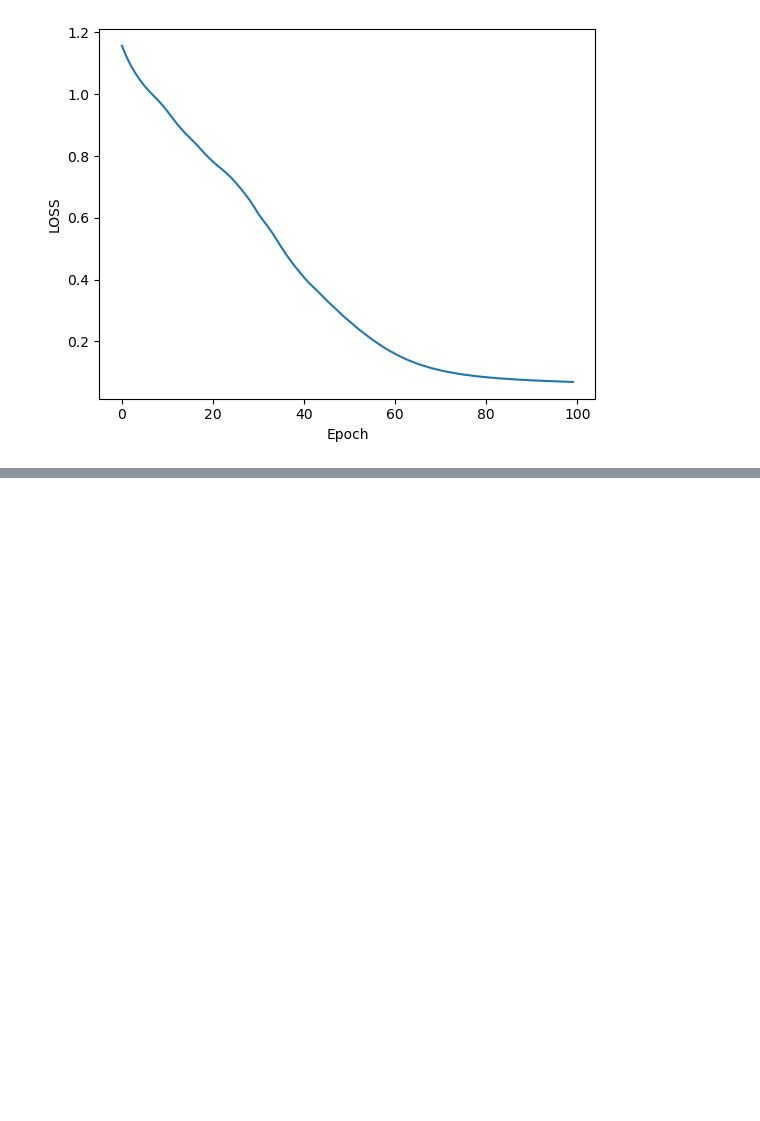
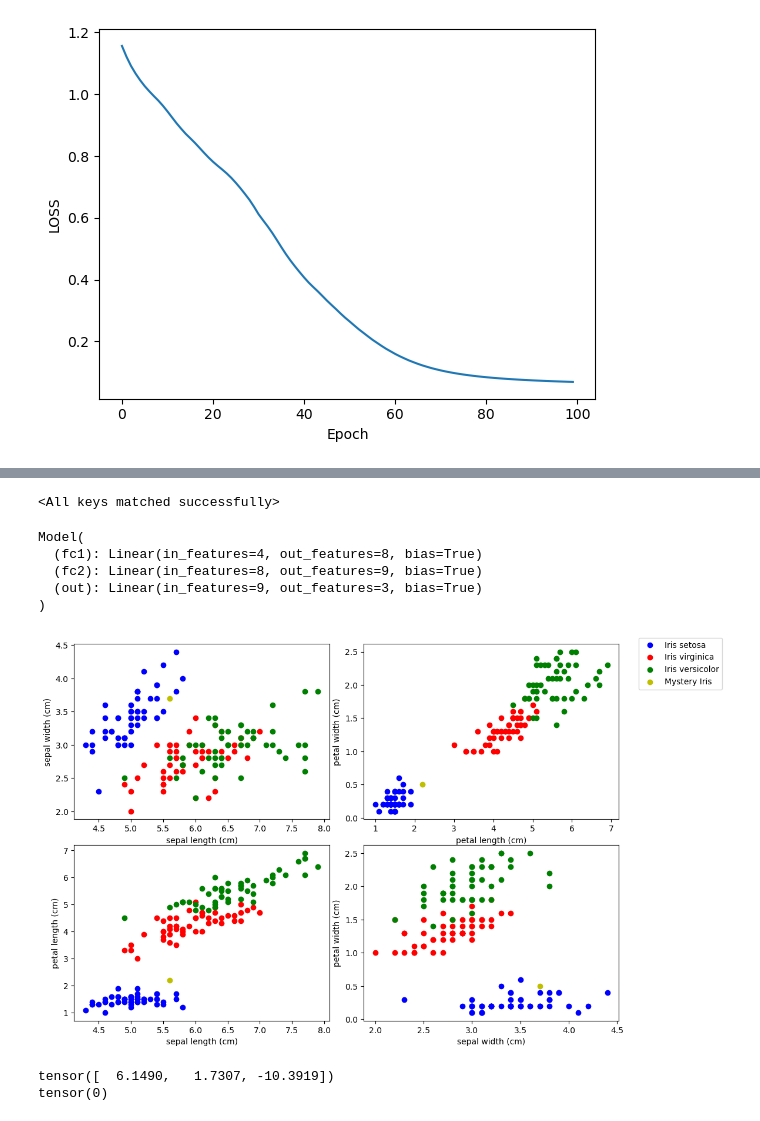
Before and after one commit to eunjinii/ai-ml-study, a Jupyter notebook: pytorch_course/Section7_ANN.ipynb, the cells around one changed output, grey strips where cells are left out. Drawn from its saved outputs; the diff is of its cells as text; code cells hidden in the pictures; blank space fills up the shorter version.

```diff
--- a/pytorch_course/Section7_ANN.ipynb
+++ b/pytorch_course/Section7_ANN.ipynb
@@ -129,0 +138,12 @@ Text(0.5, 0, 'Epoch')
+# %%
+correct = 0
+with torch.no_grad():
+    for i, data in enumerate(X_test):
+        y_val = model.forward(data)
+
+        print(f'Data {i + 1}.) {y_val.argmax().item()} {y_test[i]}')
+
+        if y_val.argmax().item() == y_test[i]:
+            correct += 1
+
+print(f'we got {correct} correct!')
@@ -129,0 +170,44 @@ Text(0.5, 0, 'Epoch')
+# %%
+new_model = Model()
+new_model.load_state_dict(torch.load('my_iris_model.pt'))
+# %% [output]
+<All keys matched successfully>
+# %%
+new_model.eval()
+# %% [output]
+Model(
+  (fc1): Linear(in_features=4, out_features=8, bias=True)
+  (fc2): Linear(in_features=8, out_features=9, bias=True)
+  (out): Linear(in_features=9, out_features=3, bias=True)
+)
+# %%
+mystery_iris = torch.tensor([5.6, 3.7, 2.2, 0.5])
+# %%
+fig, axes = plt.subplots(nrows=2, ncols=2, figsize=(10,7))
+fig.tight_layout()
+
+plots = [(0,1),(2,3),(0,2),(1,3)]
+colors = ['b', 'r', 'g', 'y']
+labels = ['Iris setosa','Iris virginica','Iris versicolor', 'Mystery Iris']
+
+for i, ax in enumerate(axes.flat):
+    for j in range(3):
+        x = df.columns[plots[i][0]]
+        y = df.columns[plots[i][1]]
+        ax.scatter(df[df['target']==j][x], df[df['target']==j][y], color=colors[j])
+        ax.set(xlabel=x, ylabel=y)
+
+    # add a plot for our mystery iris:
+    ax.scatter(mystery_iris[plots[i][0]], mystery_iris[plots[i][1]], color='y')
+
+fig.legend(labels=labels, loc=3, bbox_to_anchor=(1.0,0.85))
+plt.show()
+# %% [output]
+[figure, added]
+# %%
+with torch.no_grad():
+    print(new_model(mystery_iris))
+    print(new_model(mystery_iris).argmax())
+# %% [output]
+tensor([  6.1490,   1.7307, -10.3919])
+tensor(0)
```
Also changed, not shown: parts of 4 cells of this notebook, 1 other file.
